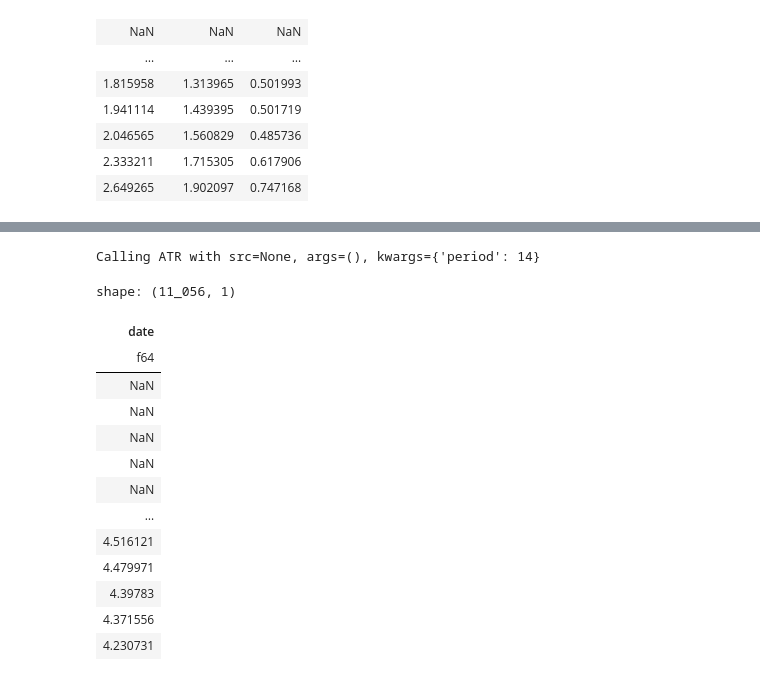
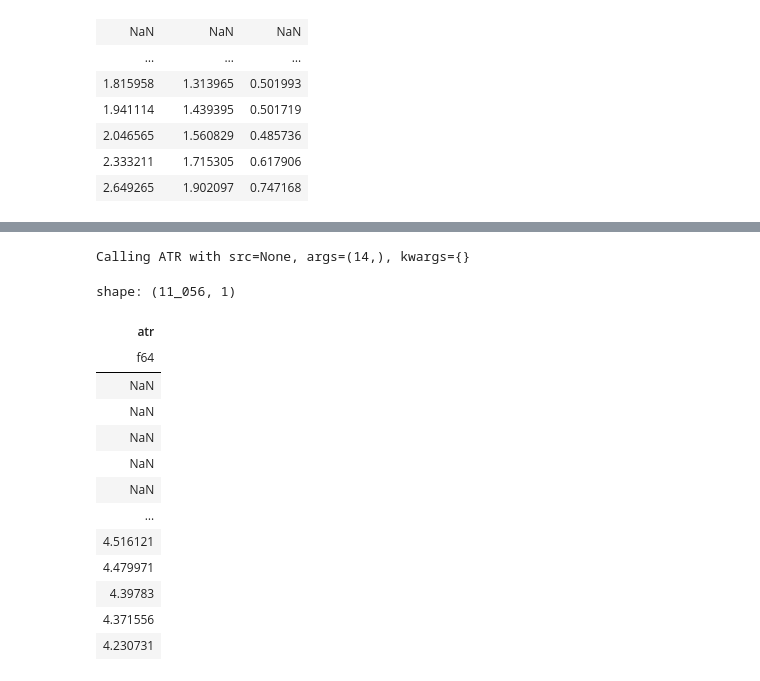
Before and after one commit to furechan/mintalib, a Jupyter notebook: miscellanous/expression-proto.ipynb, the cells around one changed output, grey strips where cells are left out. Saved outputs shown, nothing was run; the diff lists cells and outputs as text; code cells hidden in the pictures.

```diff
--- a/miscellanous/expression-proto.ipynb
+++ b/miscellanous/expression-proto.ipynb
@@ -144,36 +146,36 @@ def prices_expression(calc_func):
         name = func.__name__.lower()
         metadata = getattr(calc_func, 'metadata', {})
         output_names = metadata.get('output_names', ())
         output_type = Struct({n: Float64 for n in output_names}) if output_names else Float64
 
         @wraps(func)
         def wrapper(*args, src=None, **kwargs):
             print(f"Calling {func.__name__} with src={src}, args={args}, kwargs={kwargs}")
             source = get_struct_expr(src)
 
             def batch_func(prices):
                 output = calc_func(prices.struct, *args, **kwargs)
                 if output_names:
                     return pl.DataFrame(output._asdict()).to_struct(name)
                 return output
 
             expr = source.map_batches(batch_func, return_dtype=output_type)
             expr = expr.struct.unnest() if output_names else expr.alias(name)
 
             return expr
 
         return wrapper
     return decorator
 
 
 @prices_expression(calc_atr)
 def ATR(period: int, *, src=None): ...
 
-prices.select(ATR(period=14))
+prices.select(ATR(14))
 # %% [output]
-Calling ATR with src=None, args=(), kwargs={'period': 14}
+Calling ATR with src=None, args=(14,), kwargs={}
 shape: (11_056, 1)
-| date |
+| atr |
 | f64 |
 | NaN |
 | NaN |
```
Also changed, not shown: parts of 1 cell of this notebook, 10 other files.
